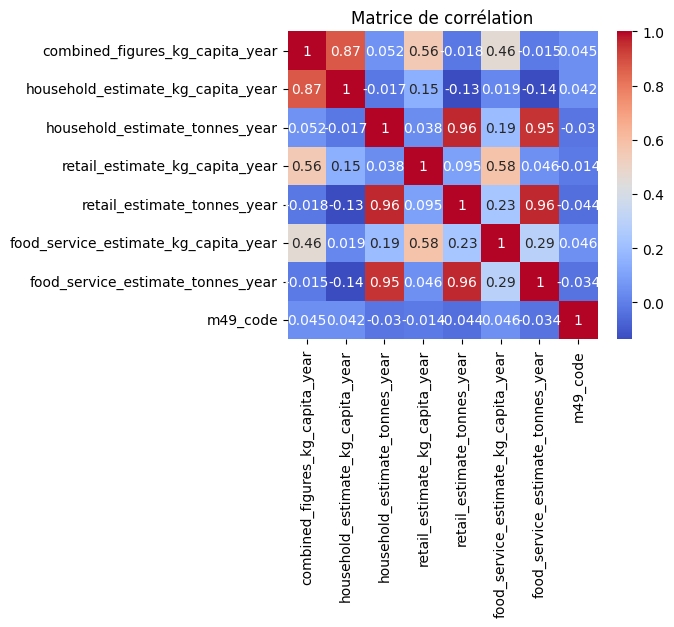
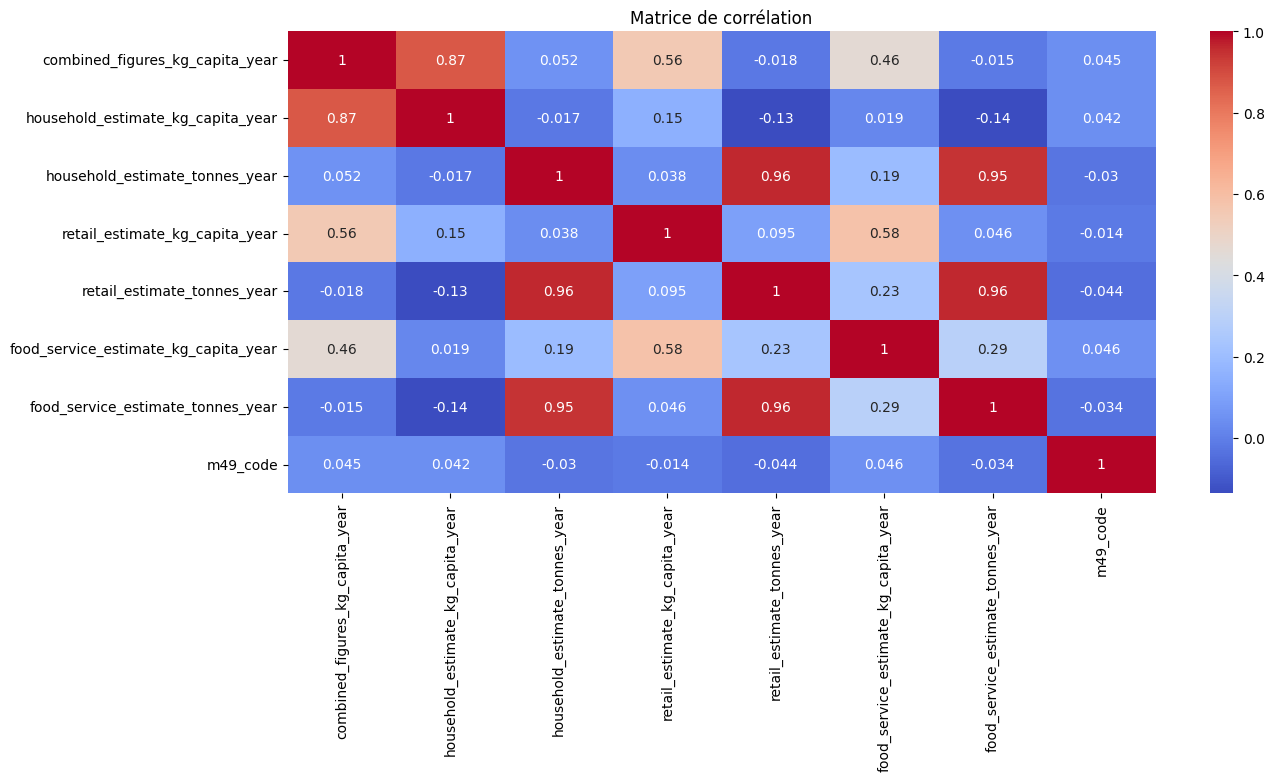
Unified diff of the notebook cell whose output changed from the first chart to the second:
--- before
+++ after
@@ -1,5 +1,5 @@
 # Quelles relations existent entre toutes les variables du dataset ?
 
-plt.figure(figsize=(5, 4))
+plt.figure(figsize=(14, 6))
 
 sns.heatmap(

Commit: Analyse Exploratoire des Données